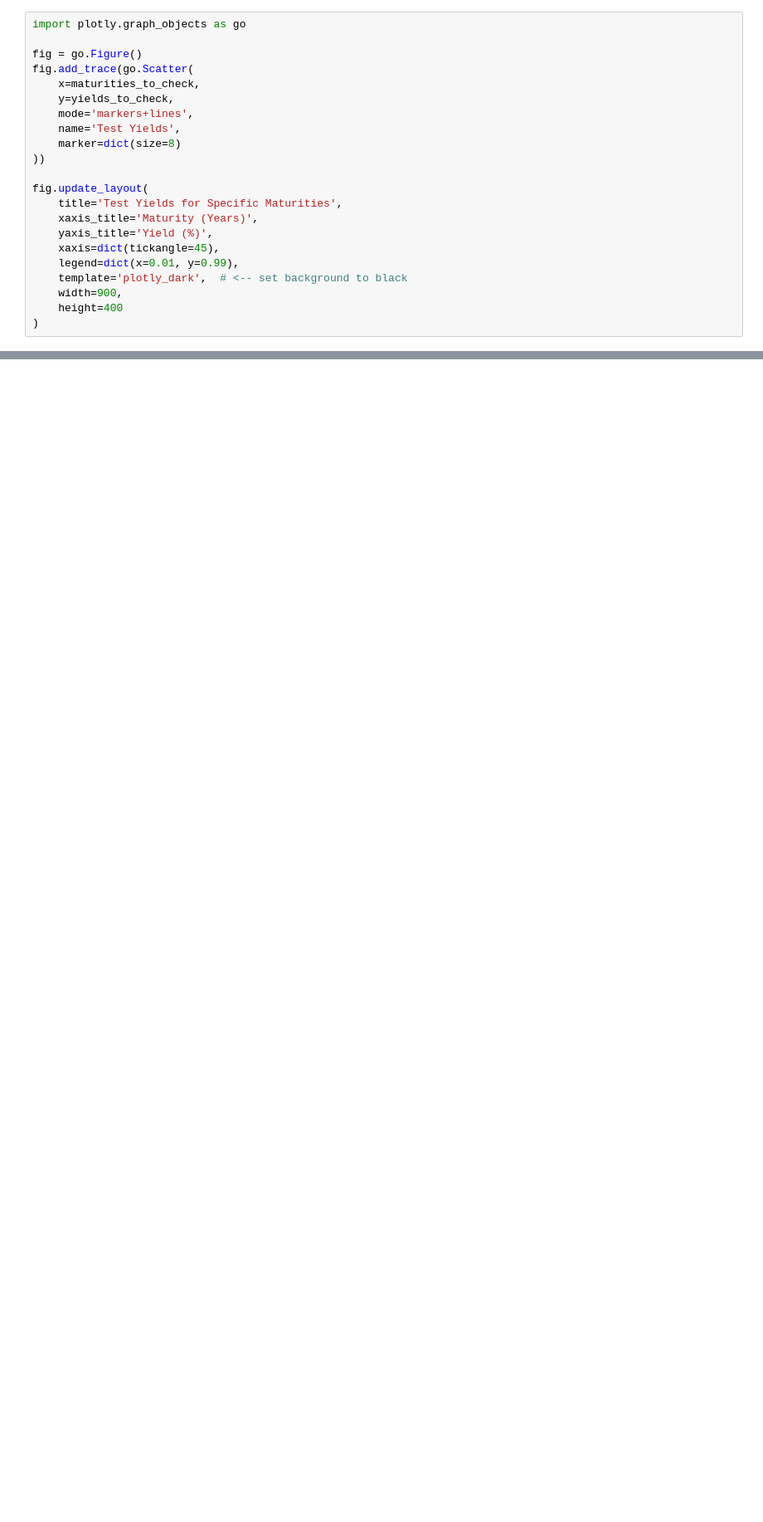
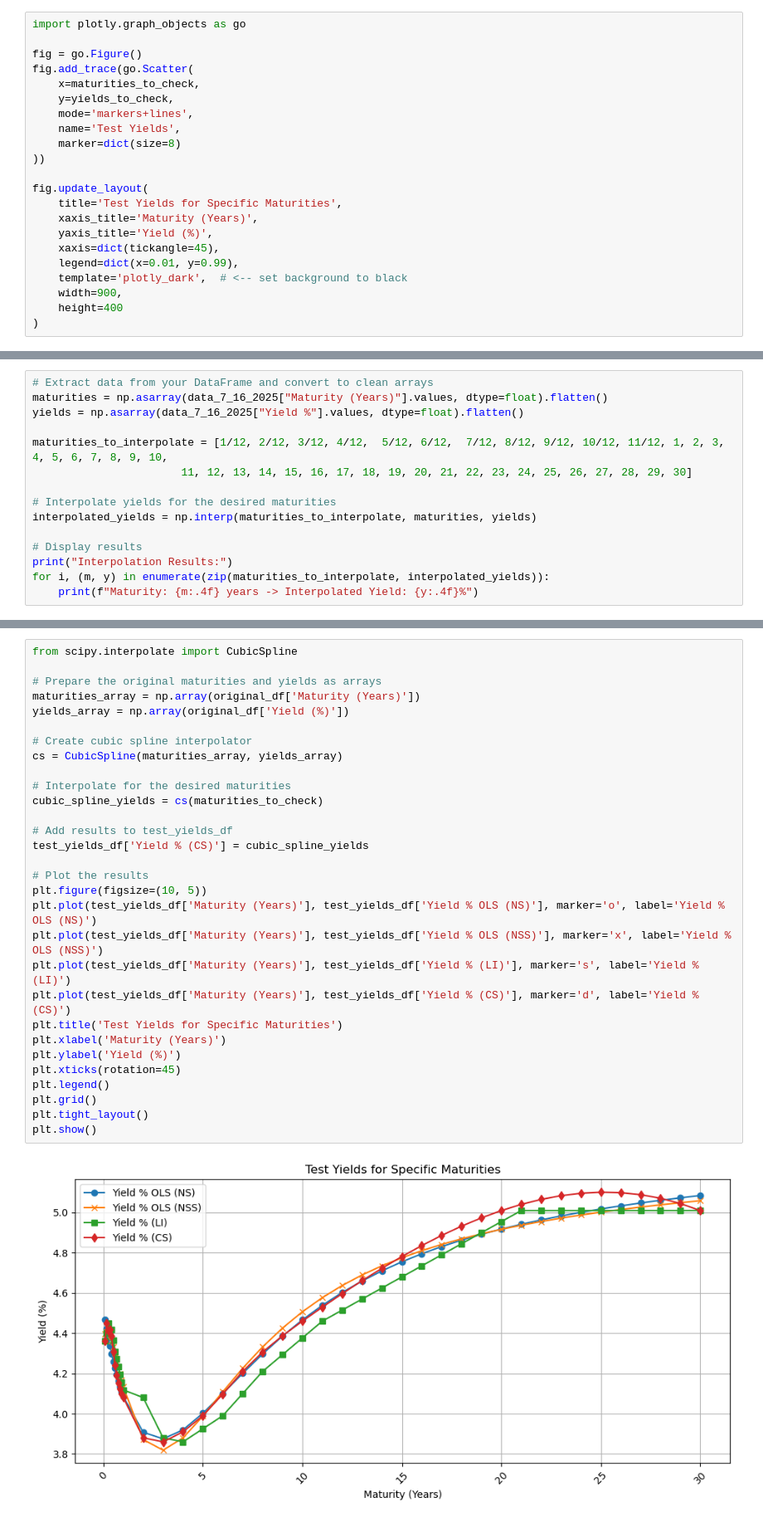
Before and after one commit to niranjan-kamal/yield_curve_and_stochastic_int_rate_modelling, a Jupyter notebook: Yield_curve_modelling.ipynb, the cells around one changed output, grey strips where cells are left out. Shown at 83% size. Saved outputs shown, nothing was run; the diff lists cells and outputs as text; blank space fills up the shorter version.

```diff
--- a/Yield_curve_modelling.ipynb
+++ b/Yield_curve_modelling.ipynb
@@ -429,0 +481,15 @@ fig.update_layout(
+# %%
+# Extract data from your DataFrame and convert to clean arrays
+maturities = np.asarray(data_7_16_2025["Maturity (Years)"].values, dtype=float).flatten()
+yields = np.asarray(data_7_16_2025["Yield %"].values, dtype=float).flatten()
+
+maturities_to_interpolate = [1/12, 2/12, 3/12, 4/12,  5/12, 6/12,  7/12, 8/12, 9/12, 10/12, 11/12, 1, 2, 3, 4, 5, 6, 7, 8, 9, 10,
+                       11, 12, 13, 14, 15, 16, 17, 18, 19, 20, 21, 22, 23, 24, 25, 26, 27, 28, 29, 30]
+
+# Interpolate yields for the desired maturities
+interpolated_yields = np.interp(maturities_to_interpolate, maturities, yields)
+
+# Display results
+print("Interpolation Results:")
+for i, (m, y) in enumerate(zip(maturities_to_interpolate, interpolated_yields)):
+    print(f"Maturity: {m:.4f} years -> Interpolated Yield: {y:.4f}%")
@@ -429,0 +603,32 @@ fig.update_layout(
+# %%
+from scipy.interpolate import CubicSpline
+
+# Prepare the original maturities and yields as arrays
+maturities_array = np.array(original_df['Maturity (Years)'])
+yields_array = np.array(original_df['Yield (%)'])
+
+# Create cubic spline interpolator
+cs = CubicSpline(maturities_array, yields_array)
+
+# Interpolate for the desired maturities
+cubic_spline_yields = cs(maturities_to_check)
+
+# Add results to test_yields_df
+test_yields_df['Yield % (CS)'] = cubic_spline_yields
+
+# Plot the results
+plt.figure(figsize=(10, 5))
+plt.plot(test_yields_df['Maturity (Years)'], test_yields_df['Yield % OLS (NS)'], marker='o', label='Yield % OLS (NS)')
+plt.plot(test_yields_df['Maturity (Years)'], test_yields_df['Yield % OLS (NSS)'], marker='x', label='Yield % OLS (NSS)')
+plt.plot(test_yields_df['Maturity (Years)'], test_yields_df['Yield % (LI)'], marker='s', label='Yield % (LI)')
+plt.plot(test_yields_df['Maturity (Years)'], test_yields_df['Yield % (CS)'], marker='d', label='Yield % (CS)')
+plt.title('Test Yields for Specific Maturities')
+plt.xlabel('Maturity (Years)')
+plt.ylabel('Yield (%)')
+plt.xticks(rotation=45)
+plt.legend()
+plt.grid()
+plt.tight_layout()
+plt.show()
+# %% [output]
+[figure, added]
```
Also changed, not shown: parts of 14 cells of this notebook.
